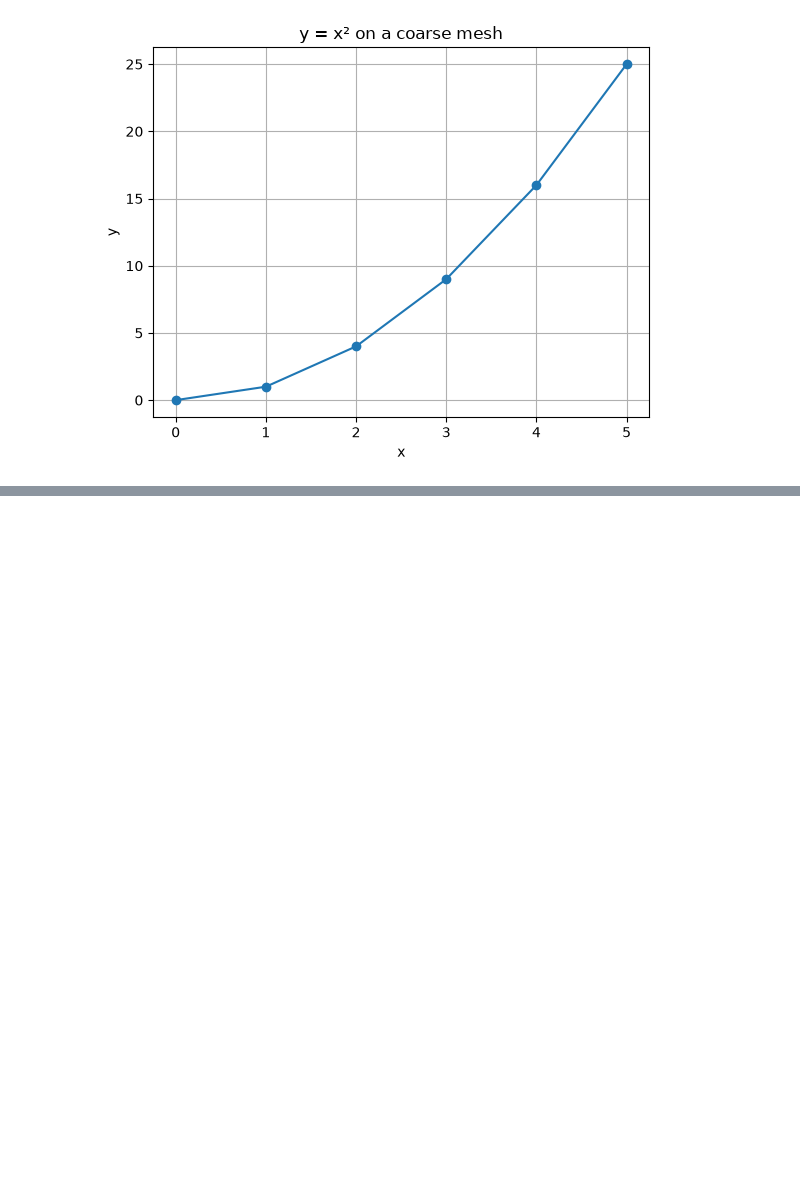
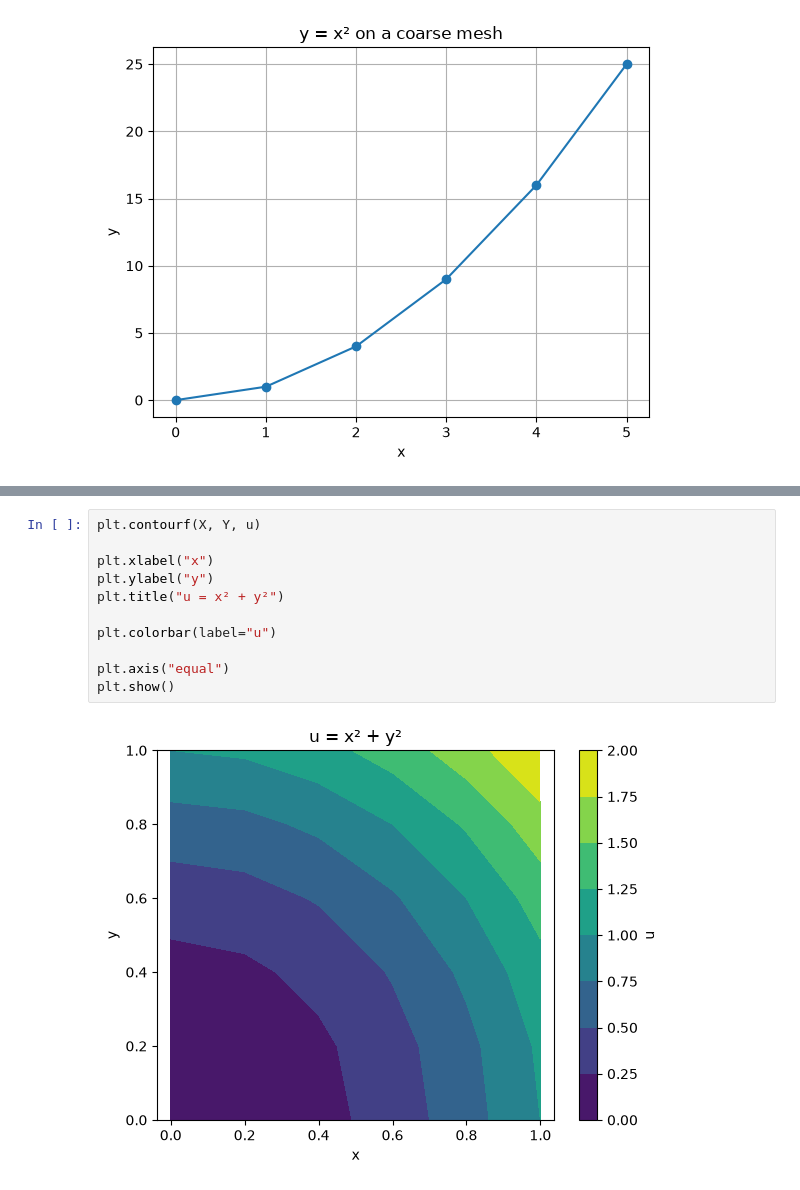
Before and after one commit to elizabethhatherley/learning, a Jupyter notebook: scientific_computing.ipynb, the cells around one changed output, grey strips where cells are left out. Cells and saved outputs as stored; diff of their text form; blank space fills up the shorter version.

```diff
--- a/scientific_computing.ipynb
+++ b/scientific_computing.ipynb
@@ -275,0 +332,13 @@ plt.show()
+# %%
+plt.contourf(X, Y, u)
+
+plt.xlabel("x")
+plt.ylabel("y")
+plt.title("u = x² + y²")
+
+plt.colorbar(label="u")
+
+plt.axis("equal")
+plt.show()
+# %% [output]
+[figure, added]
```
Also changed, not shown: parts of 31 cells of this notebook.
